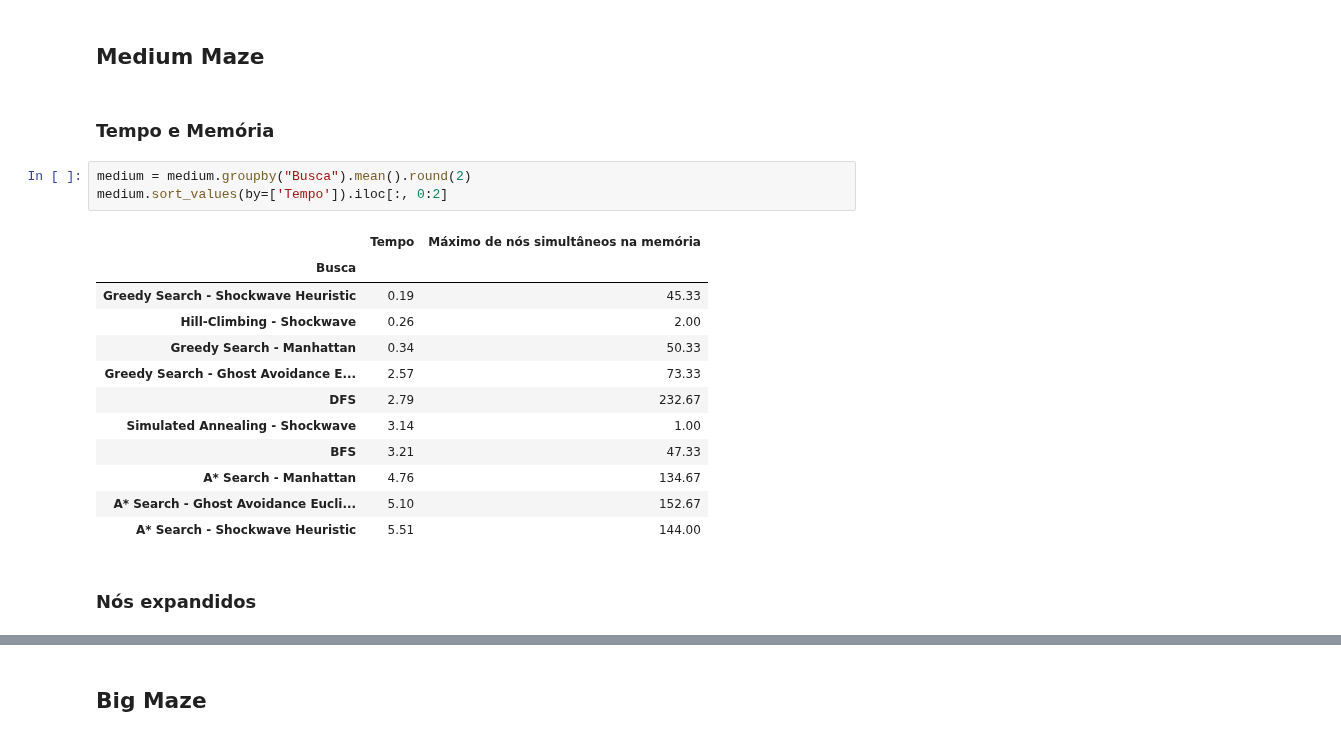
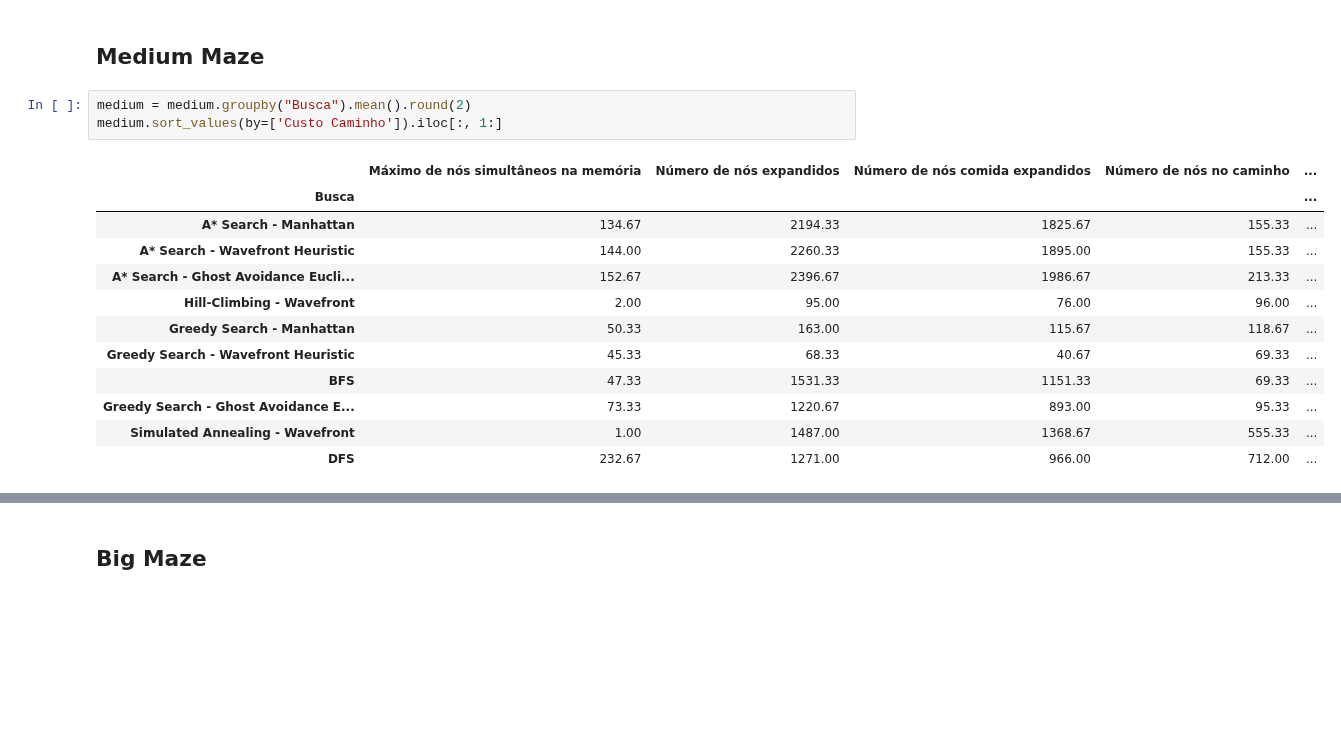
Before and after one commit to carolineap/mo416-2020s1-unicamp, a Jupyter notebook: project1/analysis.ipynb, the cells around one changed output, grey strips where cells are left out. Cells and saved outputs as stored; diff of their text form; blank space fills up the shorter version.

```diff
--- a/project1/analysis.ipynb
+++ b/project1/analysis.ipynb
@@ -254,22 +222,18 @@ small.sort_values(by=['Custo Caminho']).iloc[:, 2:]
 # %% [markdown]
 ## Medium Maze
-# %% [markdown]
-### Tempo e Memória
 # %%
 medium = medium.groupby("Busca").mean().round(2)
-medium.sort_values(by=['Tempo']).iloc[:, 0:2]
+medium.sort_values(by=['Custo Caminho']).iloc[:, 1:]
 # %% [output]
-|  | Tempo | Máximo de nós simultâneos na memória |
-| Busca |  |  |
-| Greedy Search - Shockwave Heuristic | 0.19 | 45.33 |
-| Hill-Climbing - Shockwave | 0.26 | 2.00 |
-| Greedy Search - Manhattan | 0.34 | 50.33 |
-| Greedy Search - Ghost Avoidance E... | 2.57 | 73.33 |
-| DFS | 2.79 | 232.67 |
-| Simulated Annealing - Shockwave | 3.14 | 1.00 |
-| BFS | 3.21 | 47.33 |
-| A* Search - Manhattan | 4.76 | 134.67 |
-| A* Search - Ghost Avoidance Eucli... | 5.10 | 152.67 |
-| A* Search - Shockwave Heuristic | 5.51 | 144.00 |
+|  | Máximo de nós simultâneos na memória | Número de nós expandidos | Número de nós comida expandidos | Número de nós no caminho | ... |
+| Busca |  |  |  |  | ... |
+| A* Search - Manhattan | 134.67 | 2194.33 | 1825.67 | 155.33 | ... |
+| A* Search - Wavefront Heuristic | 144.00 | 2260.33 | 1895.00 | 155.33 | ... |
+| A* Search - Ghost Avoidance Eucli... | 152.67 | 2396.67 | 1986.67 | 213.33 | ... |
+| Hill-Climbing - Wavefront | 2.00 | 95.00 | 76.00 | 96.00 | ... |
+| Greedy Search - Manhattan | 50.33 | 163.00 | 115.67 | 118.67 | ... |
+| Greedy Search - Wavefront Heuristic | 45.33 | 68.33 | 40.67 | 69.33 | ... |
+| BFS | 47.33 | 1531.33 | 1151.33 | 69.33 | ... |
+| Greedy Search - Ghost Avoidance E... | 73.33 | 1220.67 | 893.00 | 95.33 | ... |
+| Simulated Annealing - Wavefront | 1.00 | 1487.00 | 1368.67 | 555.33 | ... |
+| DFS | 232.67 | 1271.00 | 966.00 | 712.00 | ... |
-# %% [markdown]
-### Nós expandidos
```
Also changed, not shown: parts of 33 cells of this notebook, 1 other file.
